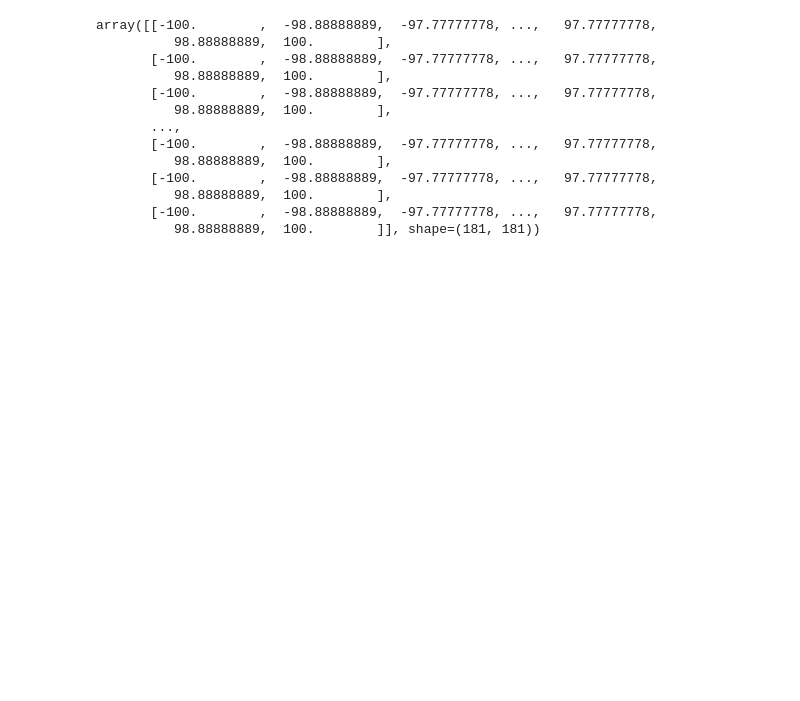
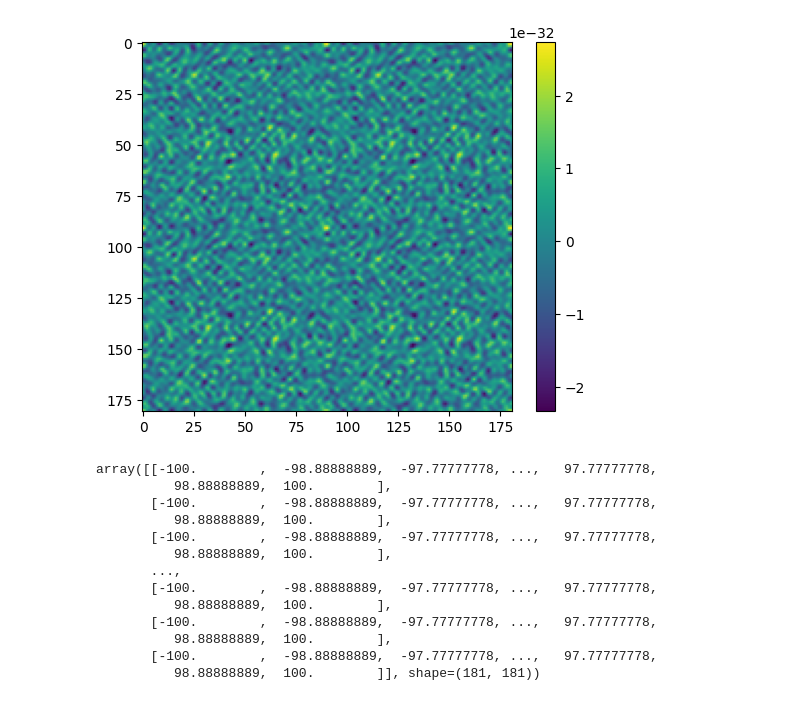
Before and after one commit to AlonsoFernandezVM/Pattern-formation-in-a-phytoplankton-population-based-on-stochastic-models-of-the-ocean-turbulence, a Jupyter notebook: notebooks/random_constant_flow.ipynb, the cells around one changed output. Drawn from its saved outputs; the diff is of its cells as text; code cells hidden in the pictures; blank space fills up the shorter version.

```diff
--- a/notebooks/random_constant_flow.ipynb
+++ b/notebooks/random_constant_flow.ipynb
@@ -204,3 +236,9 @@ plt.plot(t, cum_means)
+# %%
+plt.imshow(np.mean(corr_grid, axis=0))
+plt.colorbar()
+plt.show()
+# %% [output]
+[figure, added]
 # %%
 X
 # %% [output]
```
Also changed, not shown: parts of 14 cells of this notebook.
